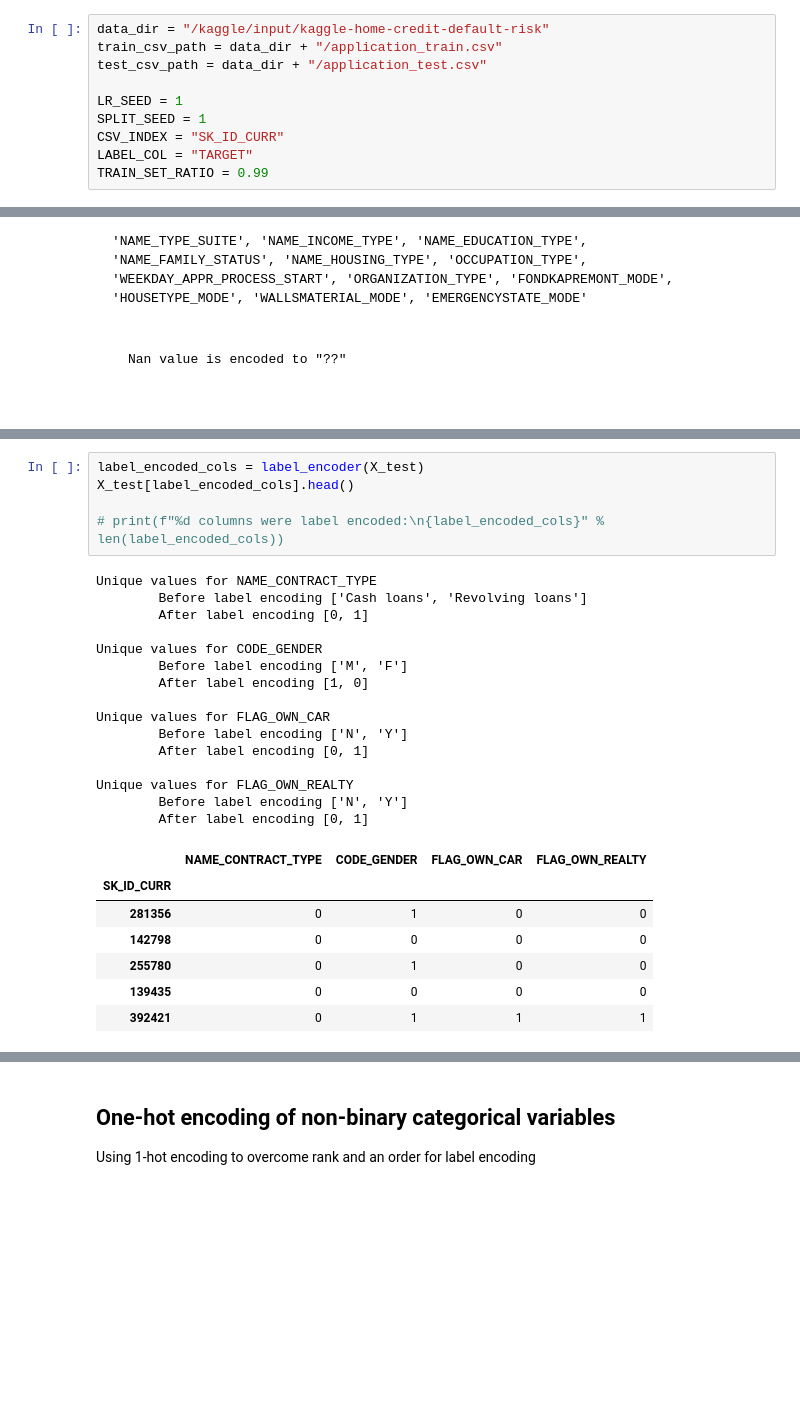
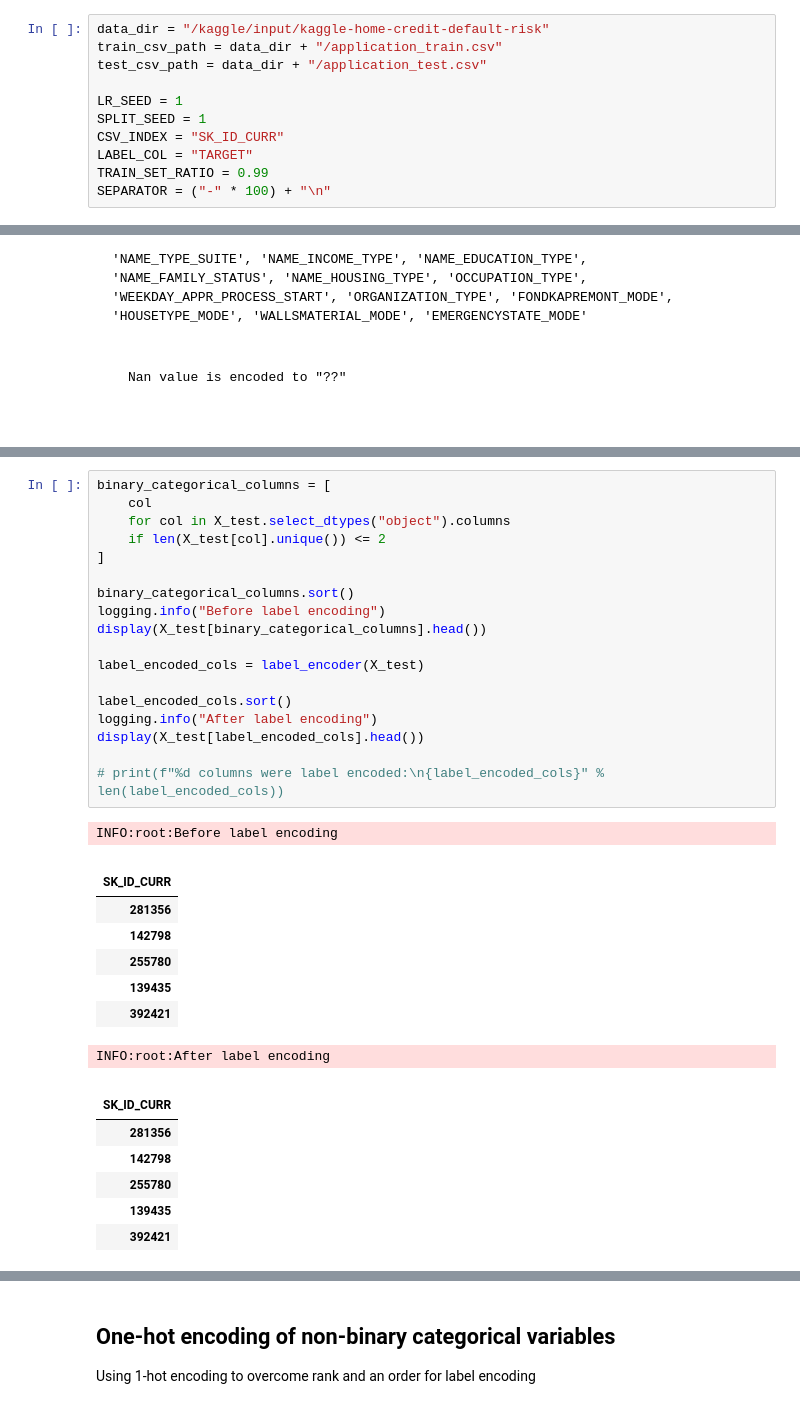
Before and after one commit to VincentChong123/kaggle-home-credit-default-risk, a Jupyter notebook: 2018/predict.ipynb, the cells around one changed output, grey strips where cells are left out. Cells and saved outputs as stored; diff of their text form; blank space fills up the shorter version.

```diff
--- a/2018/predict.ipynb
+++ b/2018/predict.ipynb
@@ -13,6 +13,7 @@ SPLIT_SEED = 1
 CSV_INDEX = "SK_ID_CURR"
 LABEL_COL = "TARGET"
 TRAIN_SET_RATIO = 0.99
+SEPARATOR = ("-" * 100) + "\n"
 # %% [markdown]
 # Set logging
 # %%
@@ -251,28 +309,35 @@ def preprocessing(df: pd.DataFrame, is_describe=False) -> pd.DataFrame:
 # %%
+binary_categorical_columns = [
+    col
+    for col in X_test.select_dtypes("object").columns
+    if len(X_test[col].unique()) <= 2
+]
+
+binary_categorical_columns.sort()
+logging.info("Before label encoding")
+display(X_test[binary_categorical_columns].head())
+
 label_encoded_cols = label_encoder(X_test)
-X_test[label_encoded_cols].head()
+
+label_encoded_cols.sort()
+logging.info("After label encoding")
+display(X_test[label_encoded_cols].head())
 
 # print(f"%d columns were label encoded:\n{label_encoded_cols}" % len(label_encoded_cols))
 # %% [output]
-Unique values for NAME_CONTRACT_TYPE
-        Before label encoding ['Cash loans', 'Revolving loans']
-        After label encoding [0, 1]
-
-Unique values for CODE_GENDER
-        Before label encoding ['M', 'F']
-        After label encoding [1, 0]
-
-Unique values for FLAG_OWN_CAR
-        Before label encoding ['N', 'Y']
-        After label encoding [0, 1]
-
-Unique values for FLAG_OWN_REALTY
-        Before label encoding ['N', 'Y']
-        After label encoding [0, 1]
+INFO:root:Before label encoding
-|  | NAME_CONTRACT_TYPE | CODE_GENDER | FLAG_OWN_CAR | FLAG_OWN_REALTY |
-| SK_ID_CURR |  |  |  |  |
-| 281356 | 0 | 1 | 0 | 0 |
-| 142798 | 0 | 0 | 0 | 0 |
-| 255780 | 0 | 1 | 0 | 0 |
-| 139435 | 0 | 0 | 0 | 0 |
-| 392421 | 0 | 1 | 1 | 1 |
+|  |
+| SK_ID_CURR |
+| 281356 |
+| 142798 |
+| 255780 |
+| 139435 |
+| 392421 |
+INFO:root:After label encoding
+|  |
+| SK_ID_CURR |
+| 281356 |
+| 142798 |
+| 255780 |
+| 139435 |
+| 392421 |
```
Also changed, not shown: parts of 12 cells of this notebook, 1 other file.
